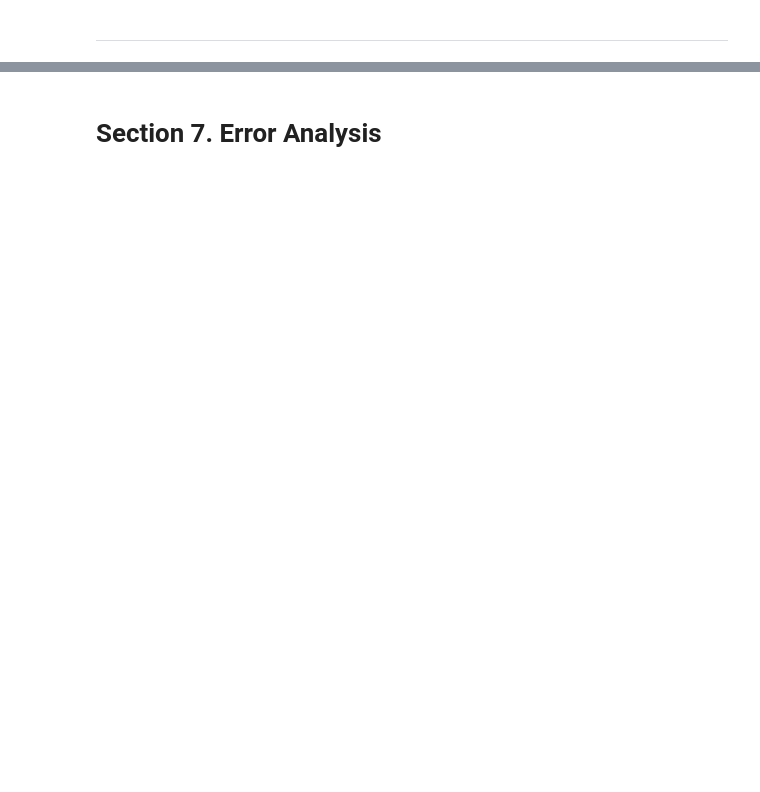
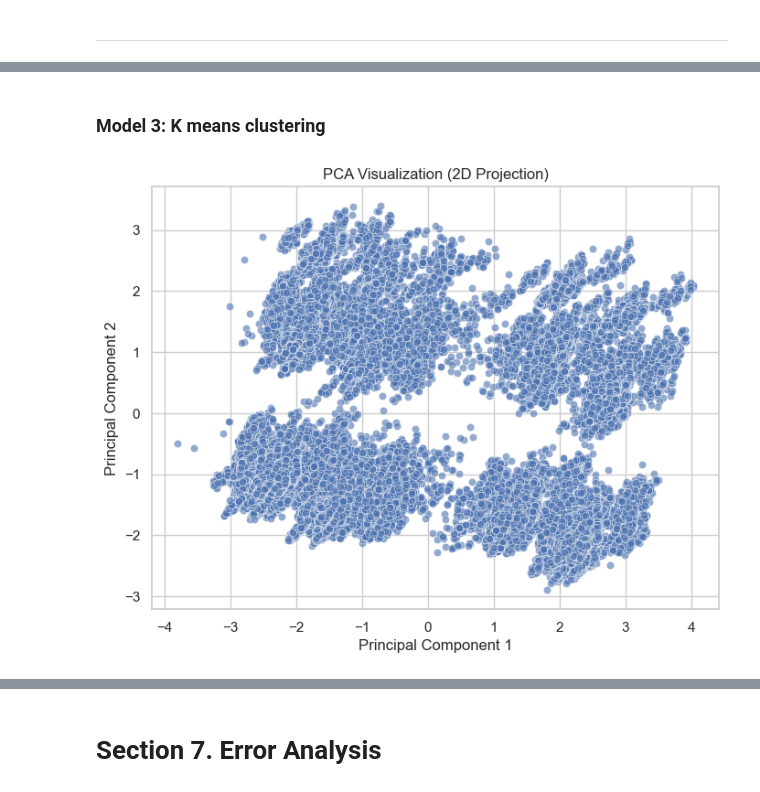
Before and after one commit to Waynes-Wu/stintsy-final-project, a Jupyter notebook: final.ipynb, the cells around one changed output, grey strips where cells are left out. Saved outputs shown, nothing was run; the diff lists cells and outputs as text; code cells hidden in the pictures; blank space fills up the shorter version.

```diff
--- a/final.ipynb
+++ b/final.ipynb
@@ -930,0 +673,42 @@ Top Features by Permutation Importance:
+# %% [markdown]
+### Model 3: K means clustering
+# %%
+pca_selected_features = ['PUFREG', 'PUFURB2K10', 'PUFHHSIZE', 'PUFC04_SEX', 'PUFC05_AGE',
+                    'Education_Category', 'PUFC09_GRADTECH', 'PUFC10_CONWR', 'PUFC11_WORK'
+                    , 'PUFNEWEMPSTAT', 'PUFC06_MSTAT']
+pca_ordinal = ['Education_Category']
+pca_numerical = ['PUFHHSIZE', 'PUFC05_AGE']
+pca_categorical = list(set(pca_selected_features) - set(pca_ordinal) - set(pca_numerical))
+# %%
+pca_df = labor_df.copy()[pca_selected_features]
+pca_df = pca_df.reset_index(drop=True)
+# %%
+from sklearn.preprocessing import OneHotEncoder
+from sklearn.discriminant_analysis import StandardScaler
+from sklearn.decomposition import PCA
+
+pca_ordinal_encoder = OrdinalEncoder()
+pca_df[pca_ordinal] = pca_ordinal_encoder.fit_transform(pca_df[pca_ordinal])
+
+# Apply One-Hot Encoding
+onehot_encoder = OneHotEncoder(sparse=False)
+onehot_encoded = onehot_encoder.fit_transform(pca_df[pca_categorical])
+
+onehot_df = pd.DataFrame(onehot_encoded, columns=onehot_encoder.get_feature_names_out(pca_categorical))
+pca_encoded = pd.concat([onehot_df, pca_df[pca_numerical], pca_df[pca_ordinal]], axis=1)
+# %%
+scaler = StandardScaler()
+pca_scaled = scaler.fit_transform(pca_encoded)
+pca = PCA(n_components=2)
+pca_pca = pca.fit_transform(pca_scaled)
+# %%
+pca_pca_df = pd.DataFrame(pca_pca, columns=['PC1', 'PC2'])
+plt.figure(figsize=(8, 6))
+sns.scatterplot(x=pca_pca_df["PC1"], y=pca_pca_df["PC2"], alpha=0.6)
+
+plt.xlabel("Principal Component 1")
+plt.ylabel("Principal Component 2")
+plt.title("PCA Visualization (2D Projection)")
+plt.show()
+# %% [output]
+[figure, added]
```
Also changed, not shown: parts of 89 cells of this notebook, 1 other file.
